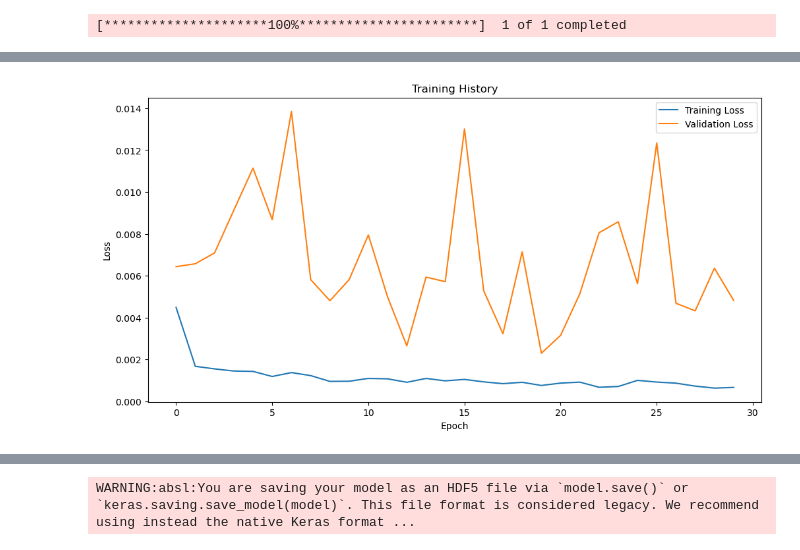
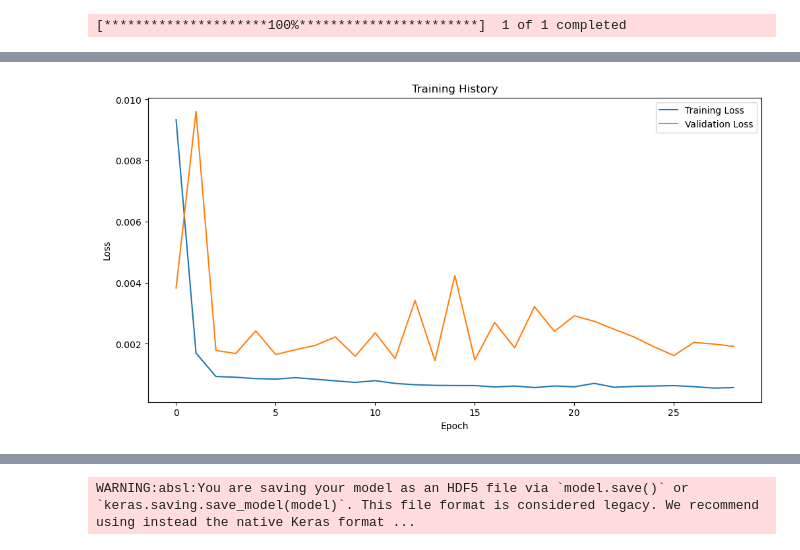
Before and after one commit to Pssahassawat/stock-forecast, a Jupyter notebook: test.ipynb, the cells around one changed output, grey strips where cells are left out. Cells and saved outputs as stored; diff of their text form; code cells hidden in the pictures.

```diff
--- a/test.ipynb
+++ b/test.ipynb
@@ -5,33 +5,44 @@ import numpy as np
 from sklearn.preprocessing import MinMaxScaler
 from tensorflow import keras
 from keras.models import Sequential
-from keras.layers import LSTM, Dense, Dropout
-from keras.callbacks import EarlyStopping
+from keras.layers import LSTM, Dense, Dropout, Bidirectional  # Import Bidirectional
+from keras.callbacks import EarlyStopping, ReduceLROnPlateau # Import ReduceLROnPlateau
 import matplotlib.pyplot as plt
 from sklearn.metrics import mean_squared_error, mean_absolute_error, r2_score
 from sklearn.model_selection import train_test_split
 
-# Data Loading and Feature Engineering
+# Data Loading and Feature Engineering (same as before)
 data = yf.download('SOL-USD', start='2022-01-01')
-
 data['EMA'] = data['Close'].ewm(span=7, adjust=False).mean()
 data['STD'] = data['Close'].rolling(window=7).std()
 data['MA7'] = data['Close'].rolling(window=7).mean()
 data['MA21'] = data['Close'].rolling(window=21).mean()
-data = data.dropna()
+# Bollinger Bands
+data['Upper_Band'] = data['Close'].rolling(window=20).mean() + data['Close'].rolling(window=20).std() * 2
+data['Lower_Band'] = data['Close'].rolling(window=20).mean() - data['Close'].rolling(window=20).std() * 2
 
-features = ['Close', 'EMA', 'STD', 'MA7', 'MA21']
+# MACD
+data['EMA_12'] = data['Close'].ewm(span=12, adjust=False).mean()
+data['EMA_26'] = data['Close'].ewm(span=26, adjust=False).mean()
+data['MACD'] = data['EMA_12'] - data['EMA_26']
+data['Signal'] = data['MACD'].ewm(span=9, adjust=False).mean()  # 9-day EMA of MACD
+
+data = data.dropna()  # Drop rows with NaN values after calculating indicators
+
+features = ['Close','MACD']  # All features included
+
+
 dataset = data[features].values
 
 # Scaling (Important: Scale before train/test split)
 scaler = MinMaxScaler(feature_range=(0, 1))
 scaled_data = scaler.fit_transform(dataset)
 
-# Train-Test Split
-train_data, test_data = train_test_split(scaled_data, test_size=0.2, shuffle=False) # Keep order for time series
+# Train-Test Split (same as before)
+train_data, test_data = train_test_split(scaled_data, test_size=0.2, shuffle=False)
 
-# Dataset Creation
-look_back = 21
+# Dataset Creation (same as before)
+look_back = 7
 def create_dataset(data, look_back=7):
     X, y = [], []
     for i in range(look_back, len(data)):
@@ -45,35 +56,47 @@ X_test, y_test = create_dataset(test_data, look_back=look_back)
 X_train = np.reshape(X_train, (X_train.shape[0], X_train.shape[1], X_train.shape[2]))
 X_test = np.reshape(X_test, (X_test.shape[0], X_test.shape[1], X_test.shape[2]))
 
+# Improved Model Building (More Complex Architecture)
+model = Sequential()
 
-# Improved Model Building
+# Improved Model Building (More Complex Architecture)
 model = Sequential()
-model.add(LSTM(units=64, return_sequences=True, input_shape=(X_train.shape[1], X_train.shape[2])))
+
+# Bidirectional LSTM layer
+model.add(Bidirectional(LSTM(units=64, return_sequences=True, input_shape=(X_train.shape[1], X_train.shape[2]))))
 model.add(Dropout(0.2))
+
+# Additional LSTM layers
 model.add(LSTM(units=64, return_sequences=True))
 model.add(Dropout(0.2))
+
 model.add(LSTM(units=32))
 model.add(Dropout(0.2))
+
+# Dense layer for output
 model.add(Dense(units=1))
-model.compile(optimizer='adam', loss='mean_squared_error')
 
-# Early Stopping
-early_stopping = EarlyStopping(monitor='val_loss', patience=10, restore_best_weights=True)
+# Compile the model with a potentially different optimizer (Adam with adjusted learning rate)
+model.compile(optimizer=keras.optimizers.Adam(learning_rate=0.001), loss='mean_squared_error')  # Adjusted learning rate
 
-history = model.fit(X_train, y_train, epochs=100, batch_size=32, validation_split=0.2, callbacks=[early_stopping])
+# Improved Callbacks
+early_stopping = EarlyStopping(monitor='val_loss', patience=15, restore_best_weights=True) #increased patience
+reduce_lr = ReduceLROnPlateau(monitor='val_loss', factor=0.5, patience=5, min_lr=0.0001) #learning rate reduction
 
-# Prediction and Evaluation on Test Set
+history = model.fit(X_train, y_train, epochs=150, batch_size=32, validation_split=0.2,
+                    callbacks=[early_stopping, reduce_lr], verbose=1) # Added ReduceLROnPlateau
+
+# Prediction and Evaluation on Test Set (Corrected Inverse Transform)
 y_pred_scaled = model.predict(X_test)
 
-# Dummy array for y_pred (same as before)
-dummy_array_pred = np.zeros((y_pred_scaled.shape[0], dataset.shape[1]))
-dummy_array_pred[:, 0] = y_pred_scaled[:, 0]
-y_pred = scaler.inverse_transform(dummy_array_pred)[:, 0]
+# Create the dummy array *once* based on the original dataset's features
+dummy_array = np.zeros((y_pred_scaled.shape[0], dataset.shape[1]))
+dummy_array[:, 0] = y_pred_scaled[:, 0]
+y_pred = scaler.inverse_transform(dummy_array)[:, 0]
 
-# ***Corrected inverse transform for y_test***
-dummy_array_test = np.zeros((y_test.shape[0], dataset.shape[1]))  # Create dummy array for y_test
-dummy_array_test[:, 0] = y_test  # Fill with the 'Close' values
-y_test_original = scaler.inverse_transform(dummy_array_test)[:, 0]  # Inverse transform and extract 'Close'
+dummy_array_test = np.zeros((y_test.shape[0], dataset.shape[1]))
+dummy_array_test[:, 0] = y_test
+y_test_original = scaler.inverse_transform(dummy_array_test)[:, 0]
 
 mse = mean_squared_error(y_test_original, y_pred)
 rmse = np.sqrt(mse)
@@ -85,8 +108,7 @@ print(f"Root Mean Squared Error (RMSE): {rmse}")
 print(f"Mean Absolute Error (MAE): {mae}")
 print(f"R-squared (R^2): {r2}")
 
-
-# Future Prediction
+# Future Prediction (Corrected Inverse Transform and Data Update)
 n_predictions = 7
 predictions = []
 last_lookback_days = scaled_data[-look_back:]
@@ -96,19 +118,17 @@ for i in range(n_predictions):
     X_pred = np.reshape(X_pred, (X_pred.shape[0], X_pred.shape[1], X_pred.shape[2]))
     predicted_data_scaled = model.predict(X_pred)
 
-    # ***Corrected inverse transform for future predictions***
-    dummy_array_future = np.zeros((predicted_data_scaled.shape[0], dataset.shape[1]))  # Create dummy array
-    dummy_array_future[:, 0] = predicted_data_scaled[:, 0]  # Fill with the prediction
-    predicted_price = scaler.inverse_transform(dummy_array_future)[0, 0]  # Inverse transform and extract
-
+    # Use the *same* dummy array for future predictions
+    dummy_array_future = np.zeros((predicted_data_scaled.shape[0], dataset.shape[1]))
+    dummy_array_future[:, 0] = predicted_data_scaled[:, 0]
+    predicted_price = scaler.inverse_transform(dummy_array_future)[0, 0]
     predictions.append(predicted_price)
 
-    # Update the scaled data for the next prediction (using the *predicted* value)
-    dummy_row_scaled = np.zeros((1, scaled_data.shape[1]))
-    dummy_row_scaled[0, 0] = predicted_data_scaled[0, 0]  # Use the scaled prediction
-    scaled_data = np.concatenate((scaled_data, dummy_row_scaled), axis=0)
-    last_lookback_days = scaled_data[-look_back:] # Update last_lookback_days
-
+    # Update scaled data correctly (using the *scaled* prediction)
+    new_scaled_data_point = np.zeros((1, dataset.shape[1]))
+    new_scaled_data_point[0, 0] = predicted_data_scaled[0, 0] # Use the scaled prediction
+    scaled_data = np.concatenate([scaled_data, new_scaled_data_point], axis=0)
+    last_lookback_days = scaled_data[-look_back:]
 
 # Plotting (Improved)
 plt.figure(figsize=(20, 8))
@@ -172 +198 @@ Predicted Price for 2025-02-12 00:00:00: 141.0005101430522
-[figure, old version]
+[figure, new version]
```
Also changed, not shown: parts of 3 cells of this notebook, 3 other files.
